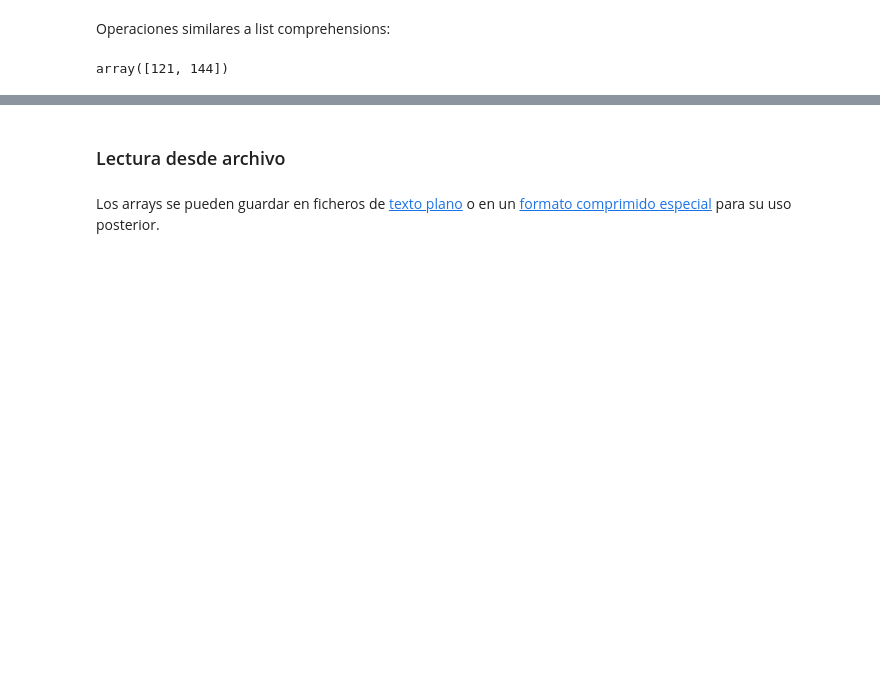
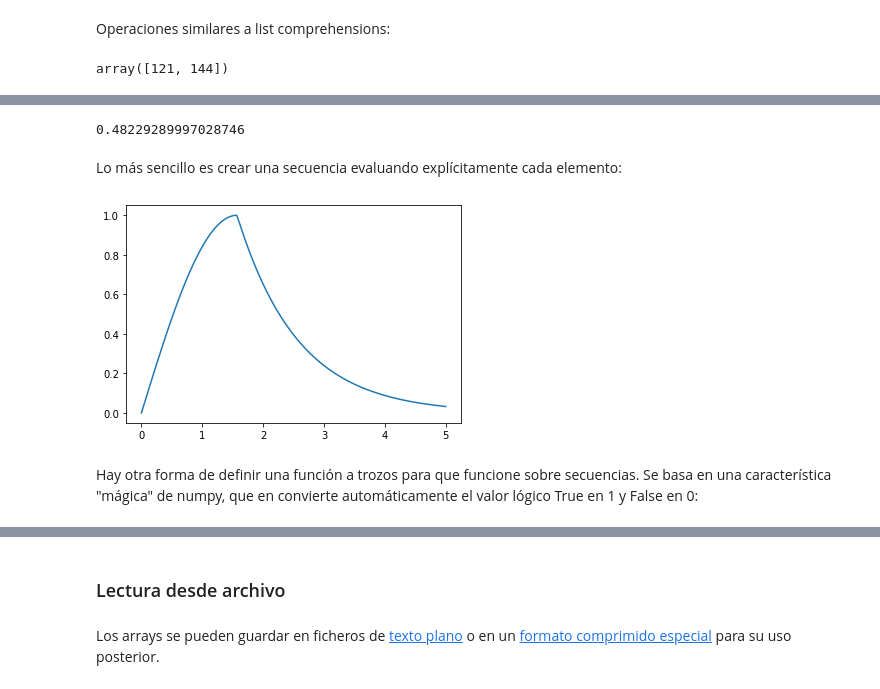
Before and after one commit to albertoruiz/inforfis, a Jupyter notebook: notebooks/numpy.ipynb, the cells around one changed output, grey strips where cells are left out. Saved outputs shown, nothing was run; the diff lists cells and outputs as text; code cells hidden in the pictures; blank space fills up the shorter version.

Commit message:
cambios menores en matplotib y numpy, guión y tarea 4.

```diff
--- a/notebooks/numpy.ipynb
+++ b/notebooks/numpy.ipynb
@@ -415,0 +426,12 @@ array([121, 144])
+# %%
+def f(x):
+    if x<= np.pi/2:
+        return np.sin(x)
+    else:
+        return np.exp(np.pi/2-x)
+# %%
+f(2.3)
+# %% [output]
+0.48229289997028746
+# %%
+D = np.linspace(0,5,100)
@@ -415,0 +441,8 @@ array([121, 144])
+# %% [markdown]
+Lo más sencillo es crear una secuencia evaluando explícitamente cada elemento:
+# %%
+plt.plot( D, [f(x) for x in D] );
+# %% [output]
+[figure, added]
+# %% [markdown]
+Hay otra forma de definir una función a trozos para que funcione sobre secuencias. Se basa en una característica "mágica" de numpy, que en convierte automáticamente el valor lógico True en 1 y False en 0:
```
Also changed, not shown: parts of 15 cells of this notebook, 6 other files.
